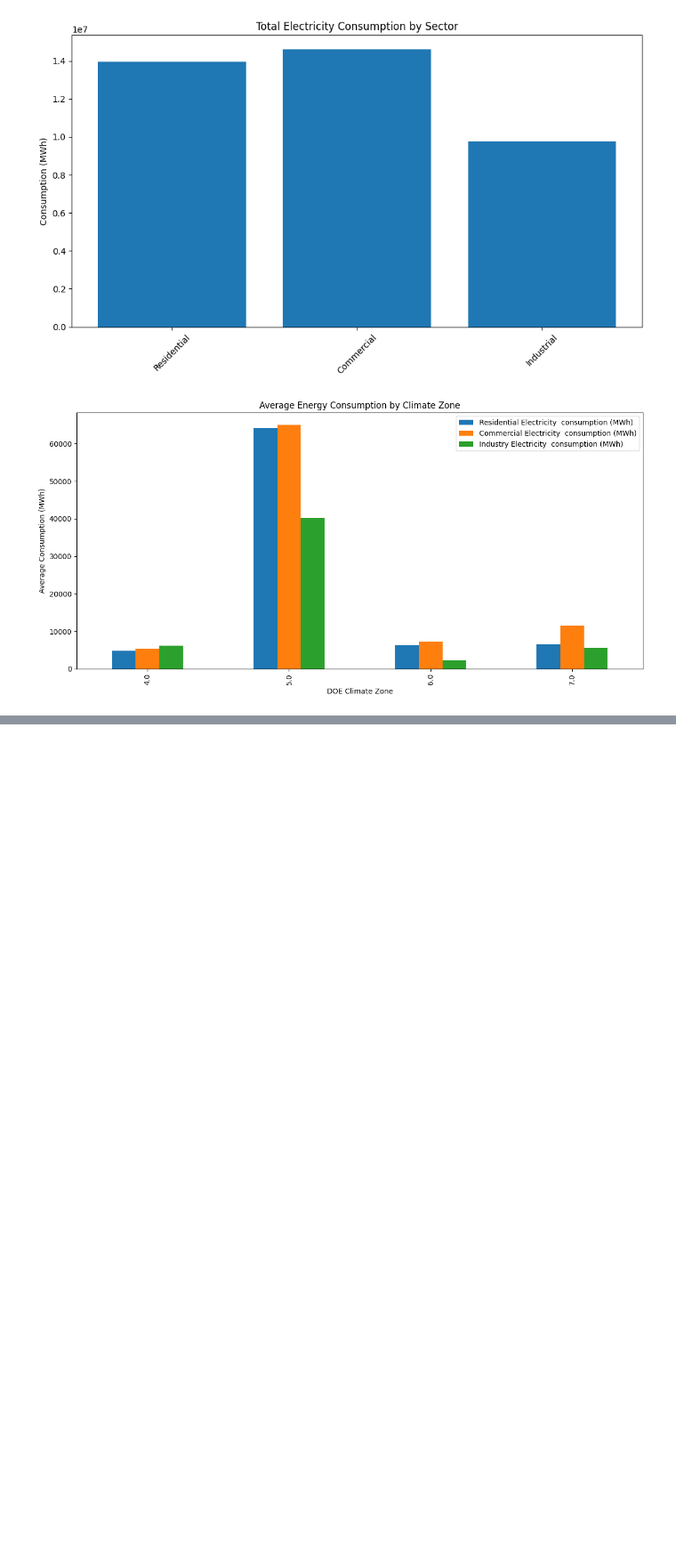
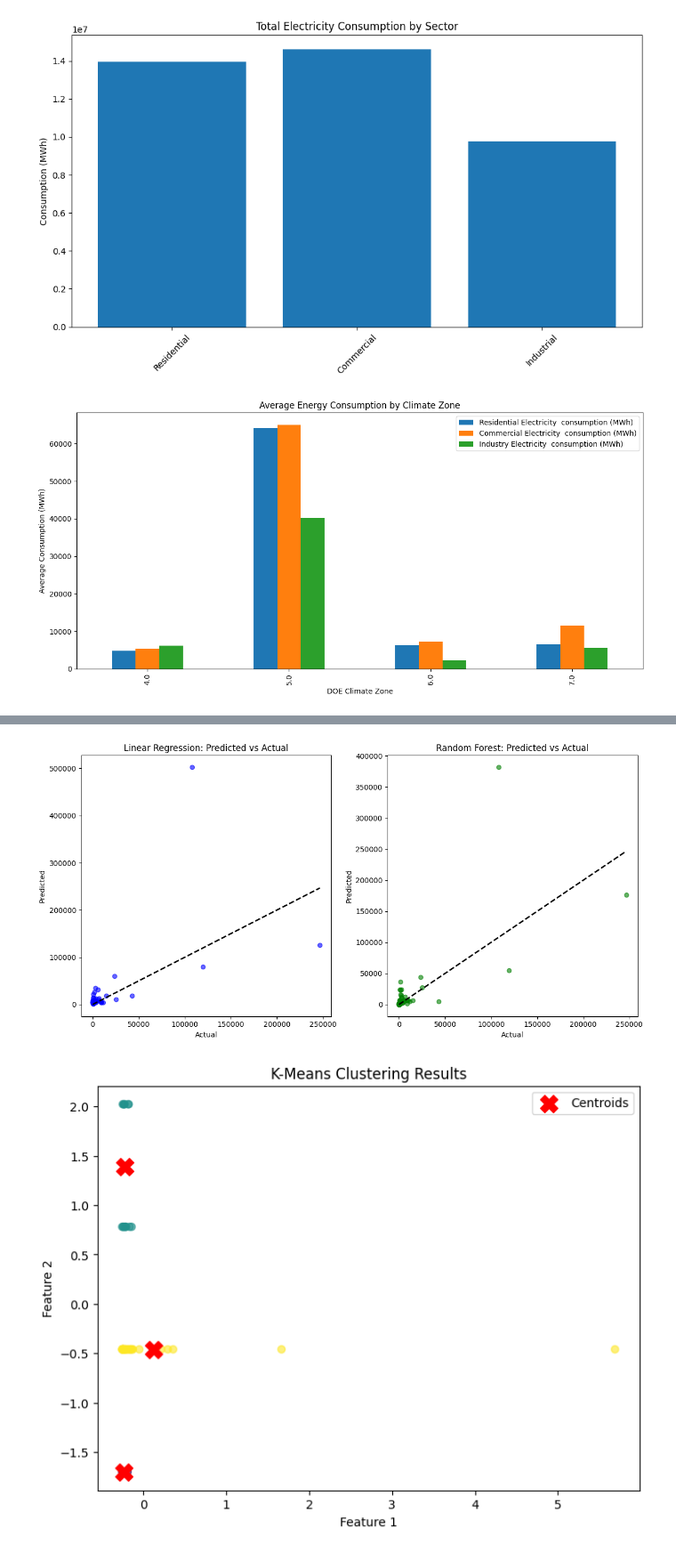
Before and after one commit to NickElias01/Capstone_NWMSU_DA, a Jupyter notebook: scripts/project.ipynb, the cells around one changed output, grey strips where cells are left out. Shown at 89% size. Cells and saved outputs as stored; diff of their text form; code cells hidden in the pictures; blank space fills up the shorter version.

Commit message:
Added machine learning model exploration, testing, validation, and comparison. Changed project_eda.ipynb to project.ipynb. Added machine learning to project.ipynb.

```diff
--- a/scripts/project_eda.ipynb
+++ b/scripts/project.ipynb
@@ -99,0 +153,20 @@ analyze_climate_zones(city_df)
+# %%
+# 3. Model Evaluation
+y_pred_lr = lr_model.predict(X_test)
+print("Linear Regression Evaluation:")
+print(f"MAE: {mean_absolute_error(y_test, y_pred_lr)}")
+print(f"MSE: {mean_squared_error(y_test, y_pred_lr)}")
+print(f"R²: {r2_score(y_test, y_pred_lr)}")
+
+# Evaluate Random Forest Regressor
+y_pred_rf = rf_model.predict(X_test)
+print("\nRandom Forest Regressor Evaluation:")
+print(f"MAE: {mean_absolute_error(y_test, y_pred_rf)}")
+print(f"MSE: {mean_squared_error(y_test, y_pred_rf)}")
+print(f"R²: {r2_score(y_test, y_pred_rf)}")
+
+# Evaluate K-Means Clustering
+# Note: K-Means is unsupervised, so we evaluate clustering quality
+silhouette_avg = silhouette_score(X_test, kmeans_model.predict(X_test))
+print("\nK-Means Clustering Evaluation:")
+print(f"Silhouette Score: {silhouette_avg}")
@@ -99,0 +186,58 @@ analyze_climate_zones(city_df)
+# %%
+# Compare Regression Models
+def compare_regression_models(y_test, y_pred_lr, y_pred_rf):
+    print("Comparison of Regression Models:")
+    print("\nLinear Regression:")
+    print(f"MAE: {mean_absolute_error(y_test, y_pred_lr)}")
+    print(f"MSE: {mean_squared_error(y_test, y_pred_lr)}")
+    print(f"R²: {r2_score(y_test, y_pred_lr)}")
+
+    print("\nRandom Forest Regressor:")
+    print(f"MAE: {mean_absolute_error(y_test, y_pred_rf)}")
+    print(f"MSE: {mean_squared_error(y_test, y_pred_rf)}")
+    print(f"R²: {r2_score(y_test, y_pred_rf)}")
+
+# Visualize Predicted vs Actual for Regression Models
+def plot_regression_results(y_test, y_pred_lr, y_pred_rf):
+    plt.figure(figsize=(12, 6))
+
+    # Linear Regression
+    plt.subplot(1, 2, 1)
+    plt.scatter(y_test, y_pred_lr, alpha=0.6, color='blue')
+    plt.plot([y_test.min(), y_test.max()], [y_test.min(), y_test.max()], 'k--', lw=2)
+    plt.title('Linear Regression: Predicted vs Actual')
+    plt.xlabel('Actual')
+    plt.ylabel('Predicted')
+
+    # Random Forest
+    plt.subplot(1, 2, 2)
+    plt.scatter(y_test, y_pred_rf, alpha=0.6, color='green')
+    plt.plot([y_test.min(), y_test.max()], [y_test.min(), y_test.max()], 'k--', lw=2)
+    plt.title('Random Forest: Predicted vs Actual')
+    plt.xlabel('Actual')
+    plt.ylabel('Predicted')
+
+    plt.tight_layout()
+    plt.show()
+
+# Visualize Clustering Results
+def plot_kmeans_clusters(X_test, kmeans_model):
+    plt.figure(figsize=(8, 6))
+    clusters = kmeans_model.predict(X_test)
+    plt.scatter(X_test[:, 0], X_test[:, 1], c=clusters, cmap='viridis', alpha=0.6)
+    plt.scatter(kmeans_model.cluster_centers_[:, 0], kmeans_model.cluster_centers_[:, 1],
+                s=200, c='red', marker='X', label='Centroids')
+    plt.title('K-Means Clustering Results')
+    plt.xlabel('Feature 1')
+    plt.ylabel('Feature 2')
+    plt.legend()
+    plt.show()
+
+# Run comparisons and visualizations
+y_pred_lr = lr_model.predict(X_test)
+y_pred_rf = rf_model.predict(X_test)
+
+compare_regression_models(y_test, y_pred_lr, y_pred_rf)
+plot_regression_results(y_test, y_pred_lr, y_pred_rf)
+plot_kmeans_clusters(X_test, kmeans_model)
+# %% [output]
@@ -99,0 +255,2 @@ analyze_climate_zones(city_df)
+[figure, added]
+[figure, added]
```
Also changed, not shown: parts of 15 cells of this notebook, 2 other files.
